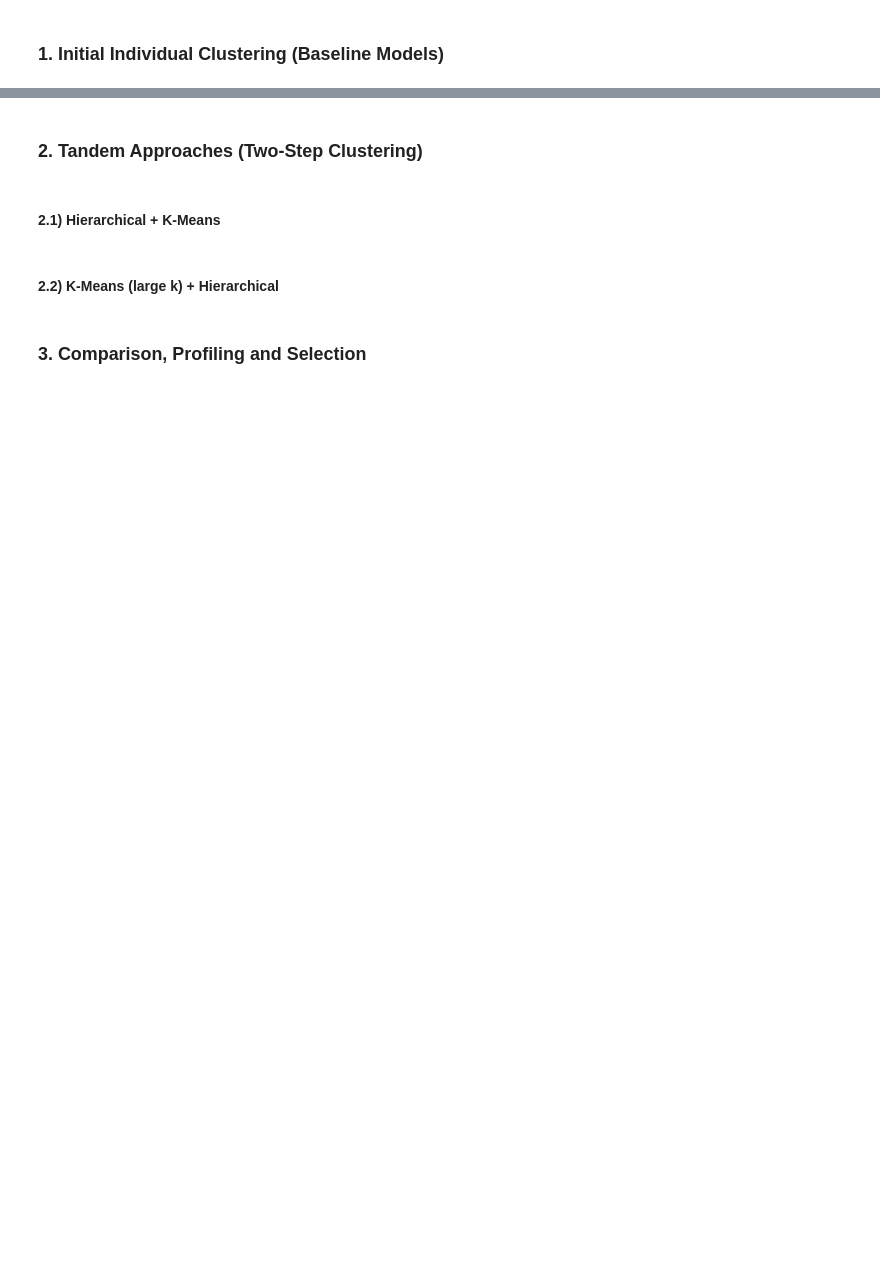
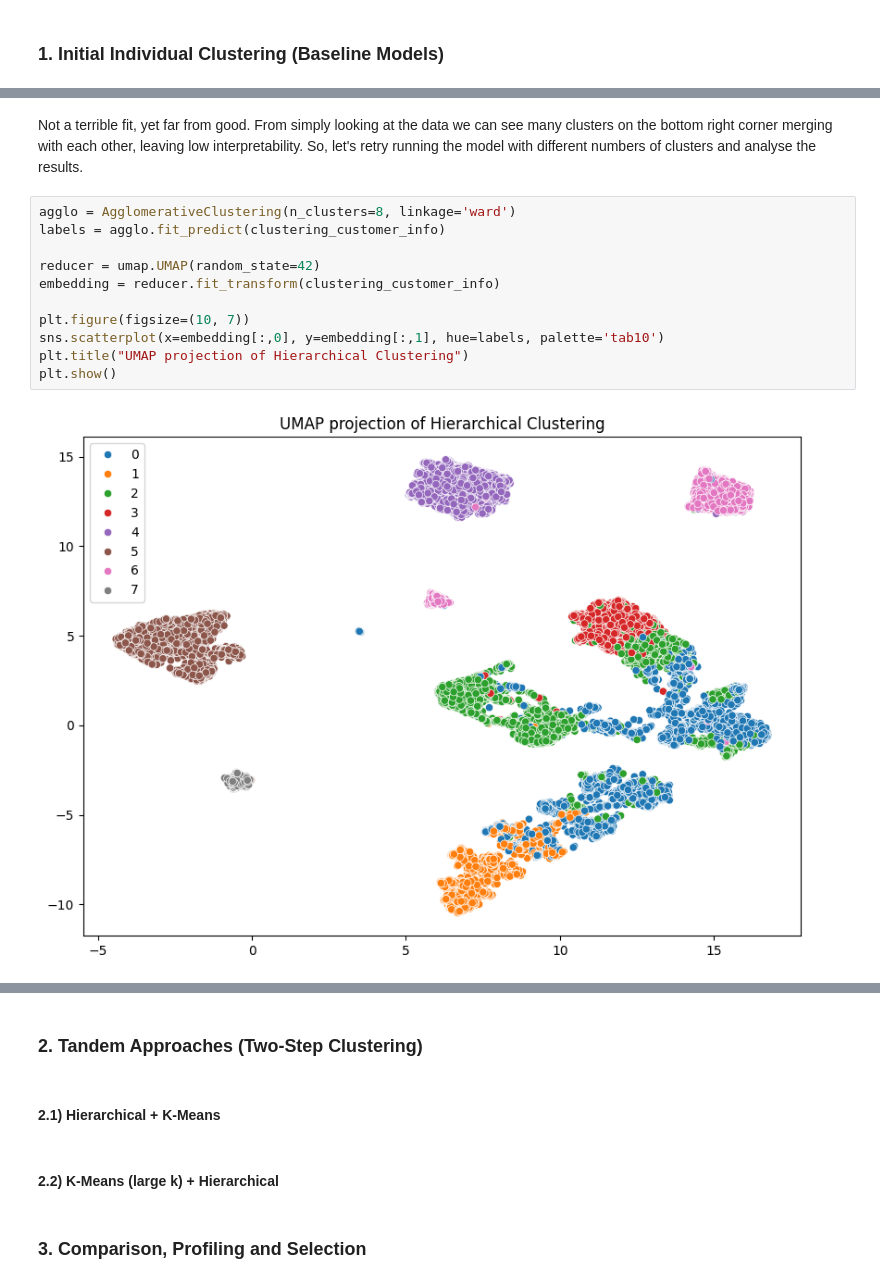
Before and after one commit to tiagocrz/ML-II-Customer-Segmentation, a Jupyter notebook: Notebooks/Clustering.ipynb, the cells around one changed output, grey strips where cells are left out. Saved outputs shown, nothing was run; the diff lists cells and outputs as text; blank space fills up the shorter version.

```diff
--- a/Notebooks/Clustering.ipynb
+++ b/Notebooks/Clustering.ipynb
@@ -20,0 +82,15 @@ customer_info.head()
+# %% [markdown]
+Not a terrible fit, yet far from good. From simply looking at the data we can see many clusters on the bottom right corner merging with each other, leaving low interpretability. So, let's retry running the model with different numbers of clusters and analyse the results.
+# %%
+agglo = AgglomerativeClustering(n_clusters=8, linkage='ward')
+labels = agglo.fit_predict(clustering_customer_info)
+
+reducer = umap.UMAP(random_state=42)
+embedding = reducer.fit_transform(clustering_customer_info)
+
+plt.figure(figsize=(10, 7))
+sns.scatterplot(x=embedding[:,0], y=embedding[:,1], hue=labels, palette='tab10')
+plt.title("UMAP projection of Hierarchical Clustering")
+plt.show()
+# %% [output]
+[figure, added]
```
Also changed, not shown: parts of 10 cells of this notebook.
